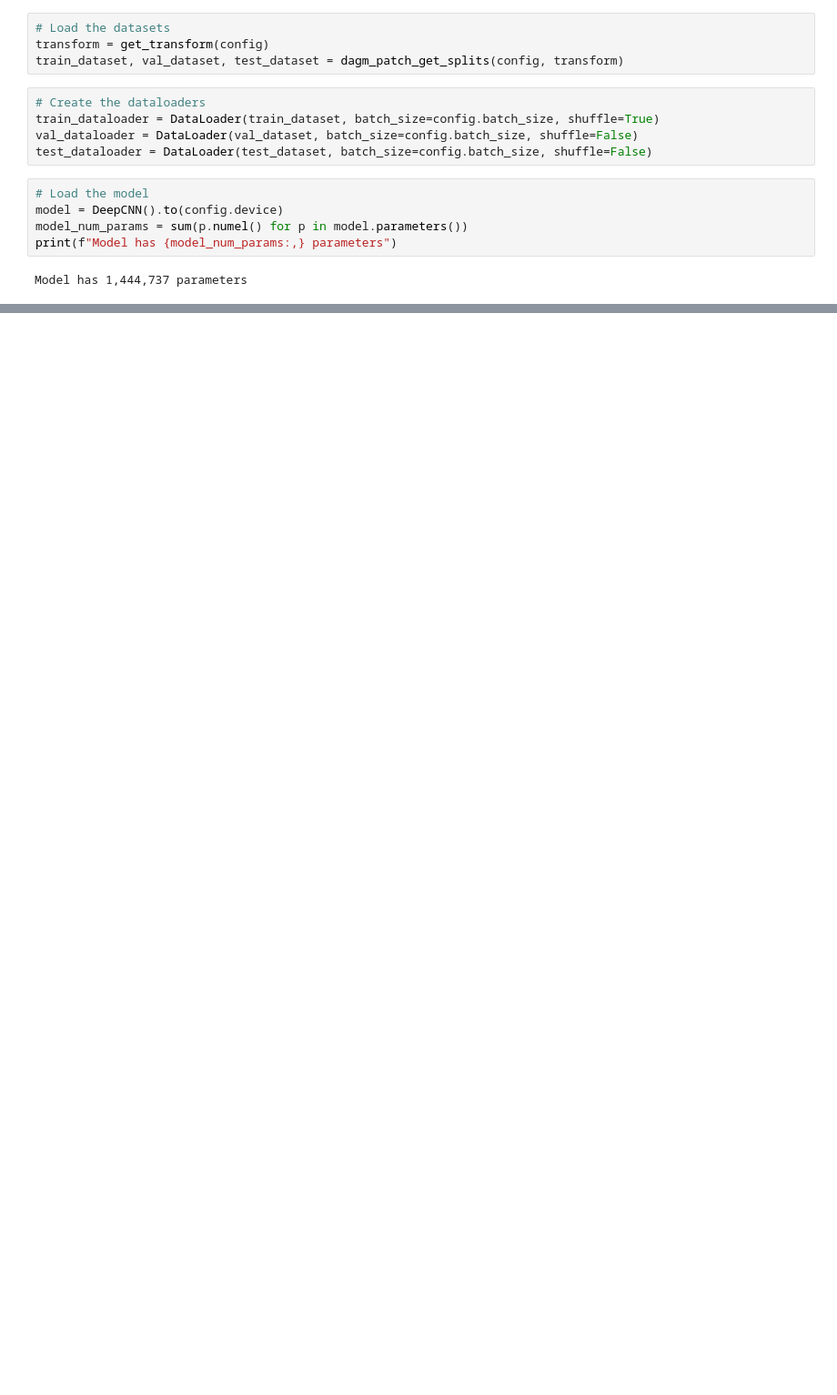
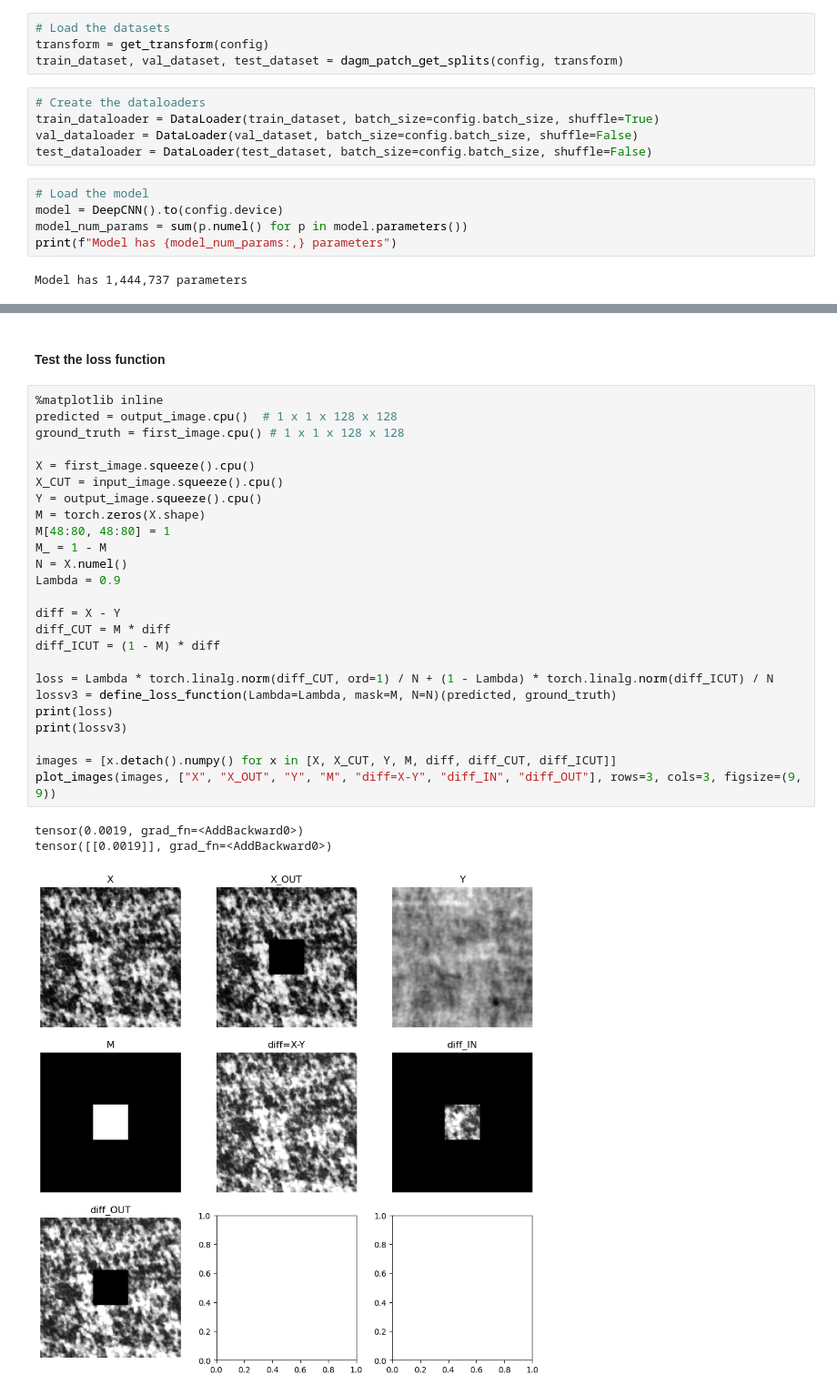
Before and after one commit to popastefan10/DeepAD, a Jupyter notebook: notebooks/nn.ipynb, the cells around one changed output, grey strips where cells are left out. Shown at 91% size. Drawn from its saved outputs; the diff is of its cells as text; blank space fills up the shorter version.

Commit message:
Create loss function

```diff
--- a/notebooks/nn.ipynb
+++ b/notebooks/nn.ipynb
@@ -253,0 +263,31 @@ batch_output.shape: torch.Size([1, 1, 128, 128])
+# %% [markdown]
+#### Test the loss function
+# %%
+%matplotlib inline
+predicted = output_image.cpu()  # 1 x 1 x 128 x 128
+ground_truth = first_image.cpu() # 1 x 1 x 128 x 128
+
+X = first_image.squeeze().cpu()
+X_CUT = input_image.squeeze().cpu()
+Y = output_image.squeeze().cpu()
+M = torch.zeros(X.shape)
+M[48:80, 48:80] = 1
+M_ = 1 - M
+N = X.numel()
+Lambda = 0.9
+
+diff = X - Y
+diff_CUT = M * diff
+diff_ICUT = (1 - M) * diff
+
+loss = Lambda * torch.linalg.norm(diff_CUT, ord=1) / N + (1 - Lambda) * torch.linalg.norm(diff_ICUT) / N
+lossv3 = define_loss_function(Lambda=Lambda, mask=M, N=N)(predicted, ground_truth)
+print(loss)
+print(lossv3)
+
+images = [x.detach().numpy() for x in [X, X_CUT, Y, M, diff, diff_CUT, diff_ICUT]]
+plot_images(images, ["X", "X_OUT", "Y", "M", "diff=X-Y", "diff_IN", "diff_OUT"], rows=3, cols=3, figsize=(9, 9))
+# %% [output]
+tensor(0.0019, grad_fn=<AddBackward0>)
+tensor([[0.0019]], grad_fn=<AddBackward0>)
+[figure, added]
```
Also changed, not shown: parts of 4 cells of this notebook, 6 other files.
